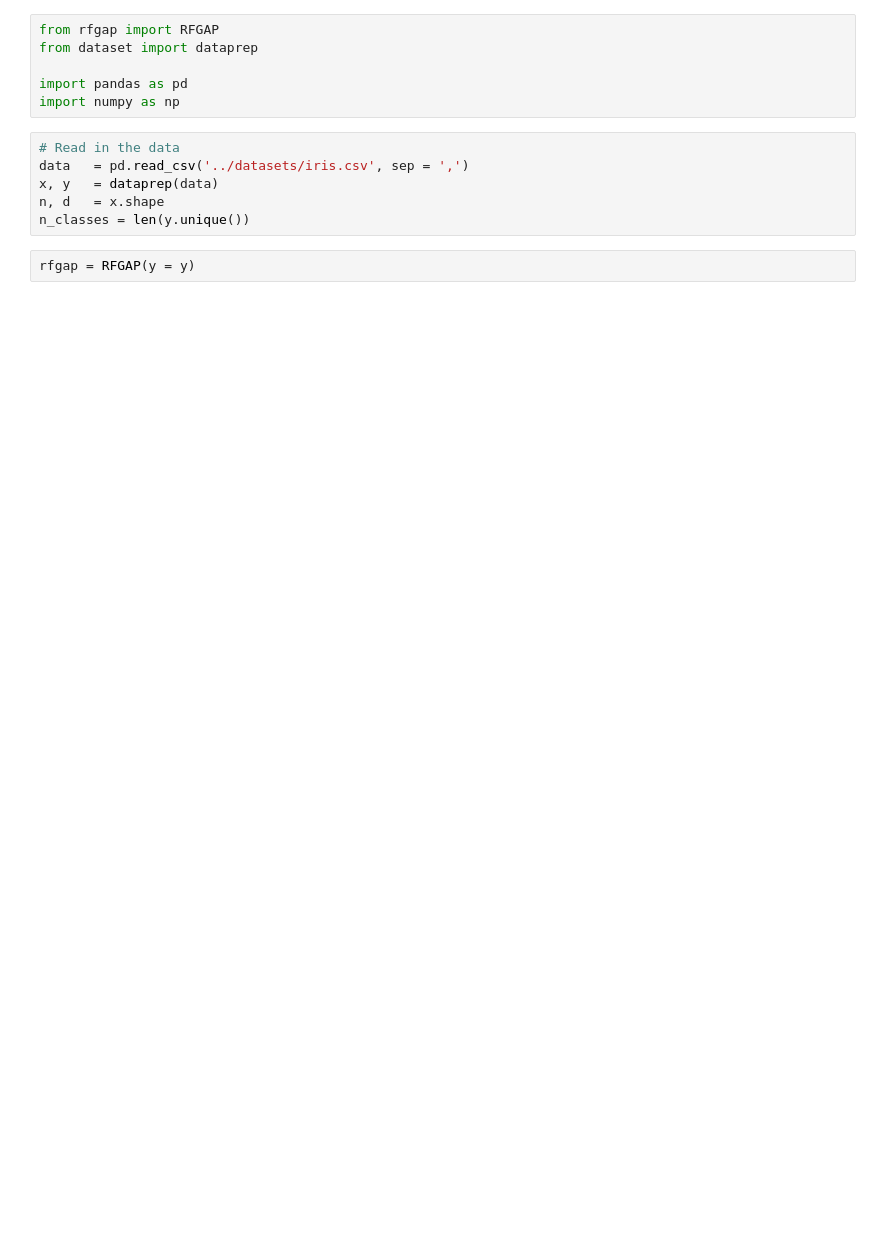
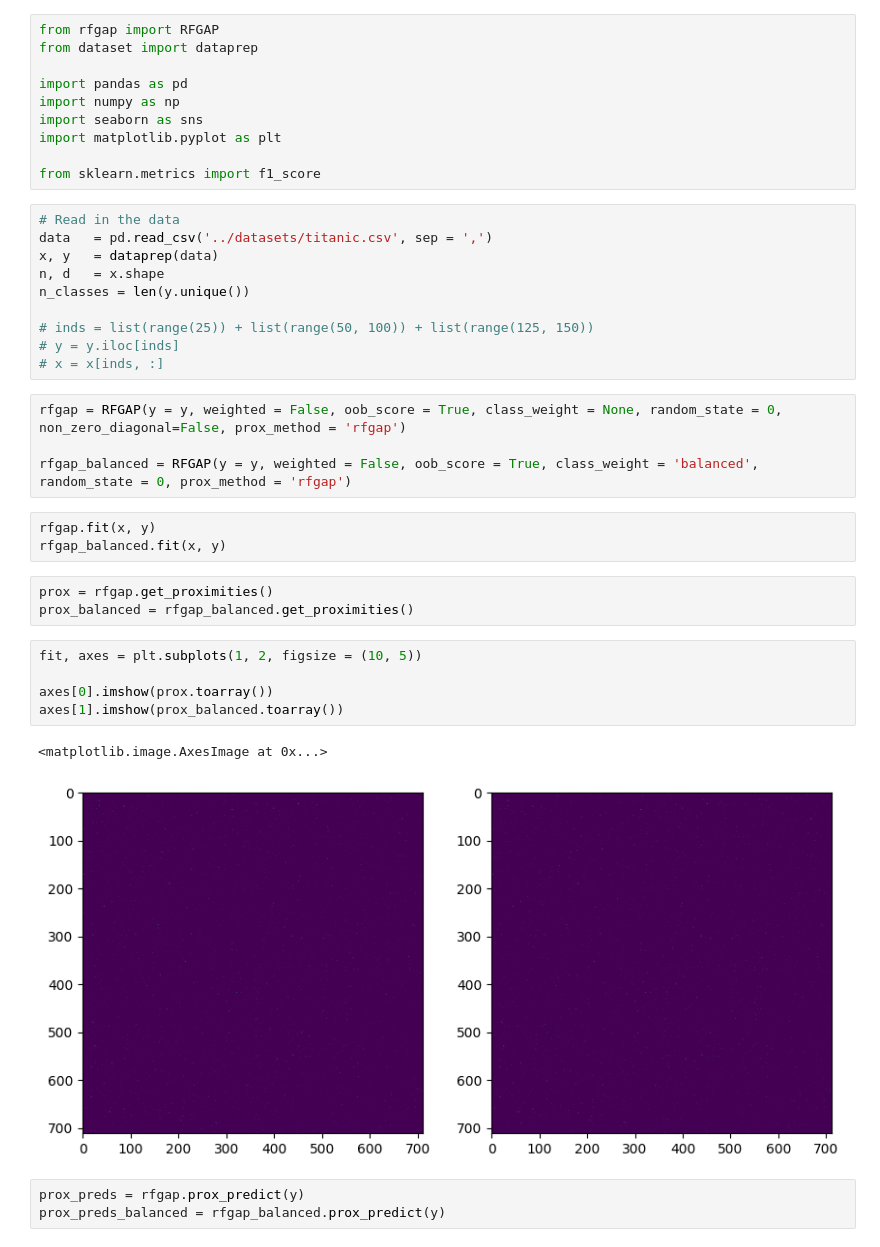
Before and after one commit to jakerhodes/RF-GAP-Python, a Jupyter notebook: test.ipynb, the cells around one changed output. Drawn from its saved outputs; the diff is of its cells as text; blank space fills up the shorter version.

```diff
--- a/test.ipynb
+++ b/test.ipynb
@@ -4,11 +4,38 @@ from dataset import dataprep
 
 import pandas as pd
 import numpy as np
+import seaborn as sns
+import matplotlib.pyplot as plt
+
+from sklearn.metrics import f1_score
 # %%
 # Read in the data
-data   = pd.read_csv('../datasets/iris.csv', sep = ',')
+data   = pd.read_csv('../datasets/titanic.csv', sep = ',')
 x, y   = dataprep(data)
 n, d   = x.shape
 n_classes = len(y.unique())
+
+# inds = list(range(25)) + list(range(50, 100)) + list(range(125, 150))
+# y = y.iloc[inds]
+# x = x[inds, :]
+# %%
+rfgap = RFGAP(y = y, weighted = False, oob_score = True, class_weight = None, random_state = 0, non_zero_diagonal=False, prox_method = 'rfgap')
+
+rfgap_balanced = RFGAP(y = y, weighted = False, oob_score = True, class_weight = 'balanced', random_state = 0, prox_method = 'rfgap')
 # %%
-rfgap = RFGAP(y = y)
+rfgap.fit(x, y)
+rfgap_balanced.fit(x, y)
+# %%
+prox = rfgap.get_proximities()
+prox_balanced = rfgap_balanced.get_proximities()
+# %%
+fit, axes = plt.subplots(1, 2, figsize = (10, 5))
+
+axes[0].imshow(prox.toarray())
+axes[1].imshow(prox_balanced.toarray())
+# %% [output]
+<matplotlib.image.AxesImage at 0x...>
+[figure, added]
+# %%
+prox_preds = rfgap.prox_predict(y)
+prox_preds_balanced = rfgap_balanced.prox_predict(y)
```
Also changed, not shown: parts of 16 cells of this notebook, 1 other file.
